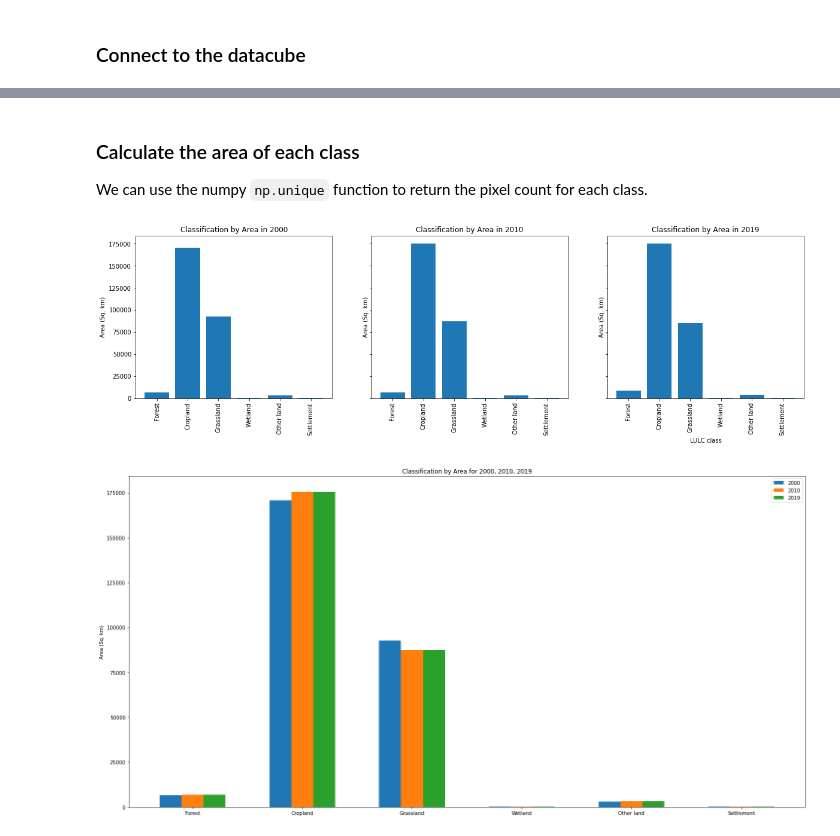
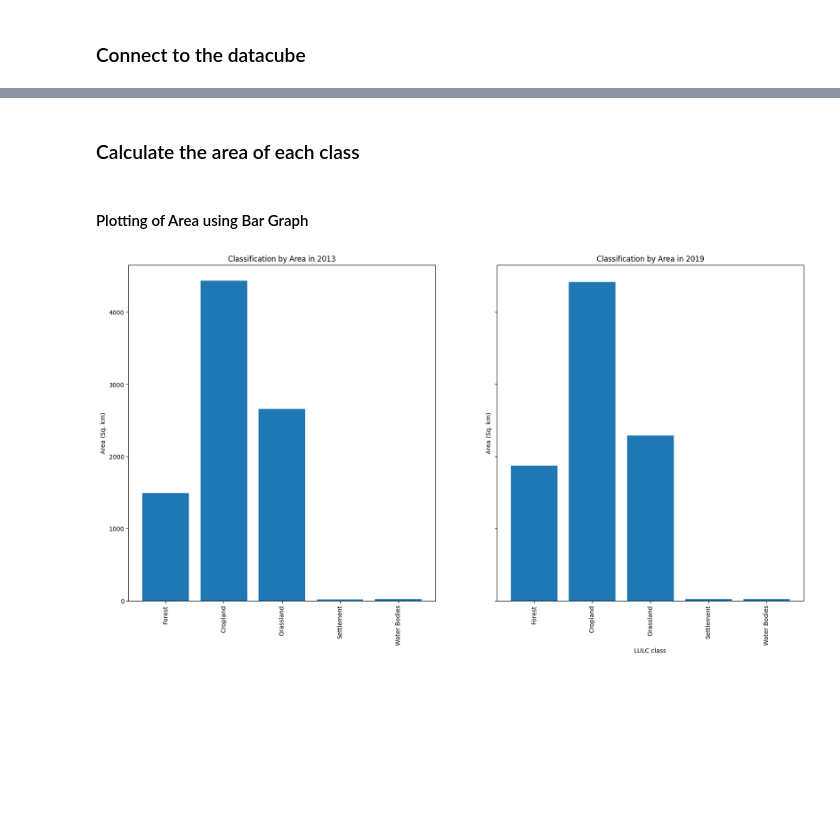
Before and after one commit to nanaboamah89/eo_notebooks, a Jupyter notebook: LULC/Landcover_Classification.ipynb, the cells around one changed output, grey strips where cells are left out. Saved outputs shown, nothing was run; the diff lists cells and outputs as text; code cells hidden in the pictures; blank space fills up the shorter version.

```diff
--- a/LULC/Landcover_Classification.ipynb
+++ b/LULC/Landcover_Classification.ipynb
@@ -94,4 +90,3 @@ ds_year_3 = ds_year_3.where(mask)
 # %%
-ds_year_1 = ipcc_classification(ds_year_1, measurements)
-ds_year_2 = ipcc_classification(ds_year_2, measurements)
-ds_year_3 = ipcc_classification(ds_year_3, measurements)
+ds_2013 = ipcc_classification(ds_2013, measurements)
+ds_2019 = ipcc_classification(ds_2019, measurements)
@@ -117,62 +119,36 @@ plt.show()
 # %% [markdown]
 ### Calculate the area of each class
-
-We can use the numpy `np.unique` function to return the pixel count for each class.
 # %%
-ds_counts_year_1 = np.unique(ds_year_1.values, return_counts=True)
-ds_counts_year_2 = np.unique(ds_year_2.values, return_counts=True)
-ds_counts_year_3 = np.unique(ds_year_3.values, return_counts=True)
+ds_2013_counts = np.unique(ds_2013.values, return_counts=True)
+ds_2019_counts = np.unique(ds_2019.values, return_counts=True)
 # %%
-pixel_length = query["resolution"][1]  # in metres, refers to resolution we defined above (-10,10) for Antananarivo
-m_per_km = 1000  # conversion from metres to kilometres
+pixel_length = query["resolution"][1]
+m_per_km = 1000
 area_per_pixel = pixel_length**2 / m_per_km**2
 
 #calculate the area of each class
-ds_year_1_area = np.array(ds_counts_year_1[1] * area_per_pixel)
-ds_year_2_area = np.array(ds_counts_year_2[1] * area_per_pixel)
-ds_year_3_area = np.array(ds_counts_year_3[1] * area_per_pixel)
+ds_2013_counts_area = np.array(ds_2013_counts[1][:-1] * area_per_pixel)
+ds_2019_counts_area = np.array(ds_2019_counts[1][:-1] * area_per_pixel)
+# %% [markdown]
+#### Plotting of Area using Bar Graph
+# %%
+classess = ['Forest','Cropland','Grassland','Settlement','Water Bodies']
 # %%
-fig,ax = plt.subplots(1, 3, figsize=(20, 5), sharey = True)
+fig,ax = plt.subplots(1, 2, figsize=(20, 10), sharey = True)
 
-#plot cci
-ax[0].bar(x = ipcc_classess, height = ds_year_1_area[:-1])
-ax[0].set_xticklabels(ipcc_classess, rotation=90)
+ax[0].bar(x = classess, height = ds_2013_counts_area)
+ax[0].set_xticklabels(classess, rotation=90)
 ax[0].set_ylabel("Area (Sq. km)")
-ax[0].set_title(f"Classification by Area in {time_1}")
+ax[0].set_title(f"Classification by Area in {year_1}")
 
-ax[1].bar(x = ipcc_classess, height = ds_year_2_area[:-1])
-ax[1].set_xticklabels(ipcc_classess, rotation=90)
+ax[1].bar(x = classess, height = ds_2019_counts_area)
+ax[1].set_xticklabels( classess, rotation=90)
 ax[1].set_ylabel("Area (Sq. km)")
-ax[1].set_title(f"Classification by Area in {time_2}")
-
-ax[2].bar(x = ipcc_classess, height = ds_year_3_area[:-1])
-ax[2].set_xticklabels(ipcc_classess, rotation=90)
-ax[2].set_ylabel("Area (Sq. km)")
-ax[2].set_xlabel("LULC class")
-ax[2].set_title(f"Classification by Area in {time_3}")
+ax[1].set_xlabel("LULC class")
+ax[1].set_title(f"Classification by Area in {year_2}")
 
 plt.show()
 # %% [output]
-[figure, old version]
+[figure, new version]
-# %%
-x = np.arange(len(ipcc_classess))  # the label locations
-width = 0.2  # the width of the bars
-
-fig, ax = plt.subplots(figsize=(20, 10))
-
-#plot cci
-plt.bar(x - width, ds_year_1_area[:-1], width, label=time_1)
-plt.bar(x, ds_year_2_area[:-1], width, label=time_2)
-plt.bar(x + width, ds_year_2_area[:-1], width, label=time_3)
-
-plt.xticks(x, ipcc_classess)
-
-plt.ylabel("Area (Sq. km)")
-plt.title(f"Classification by Area for {time_1}, {time_2}, {time_3}")
-plt.legend()
-
-fig.tight_layout()
-# %% [output]
-[figure, removed]
 # %%
 data = {
```
Also changed, not shown: parts of 24 cells of this notebook.
